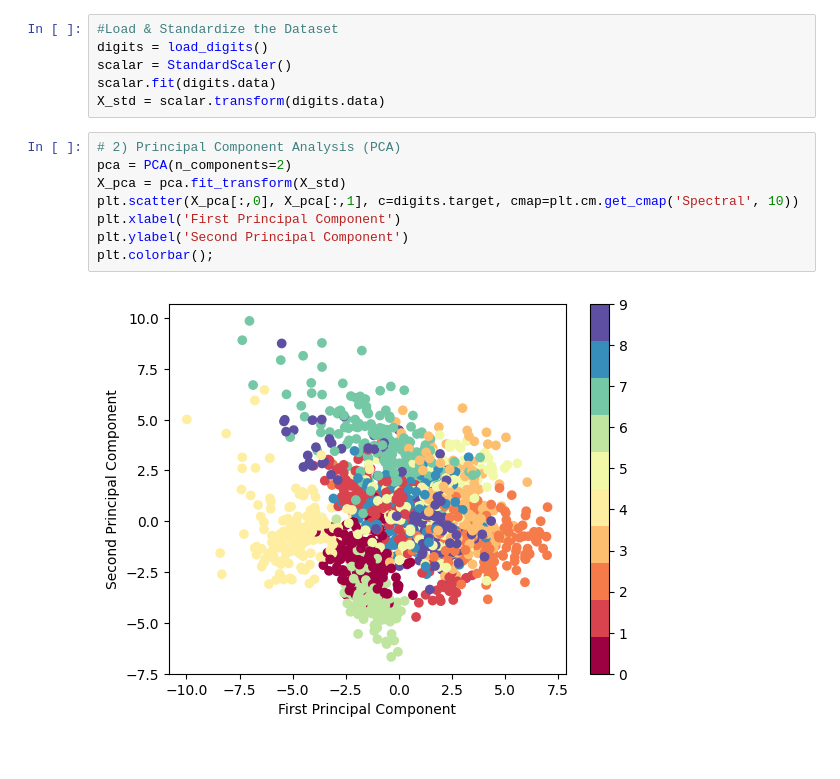
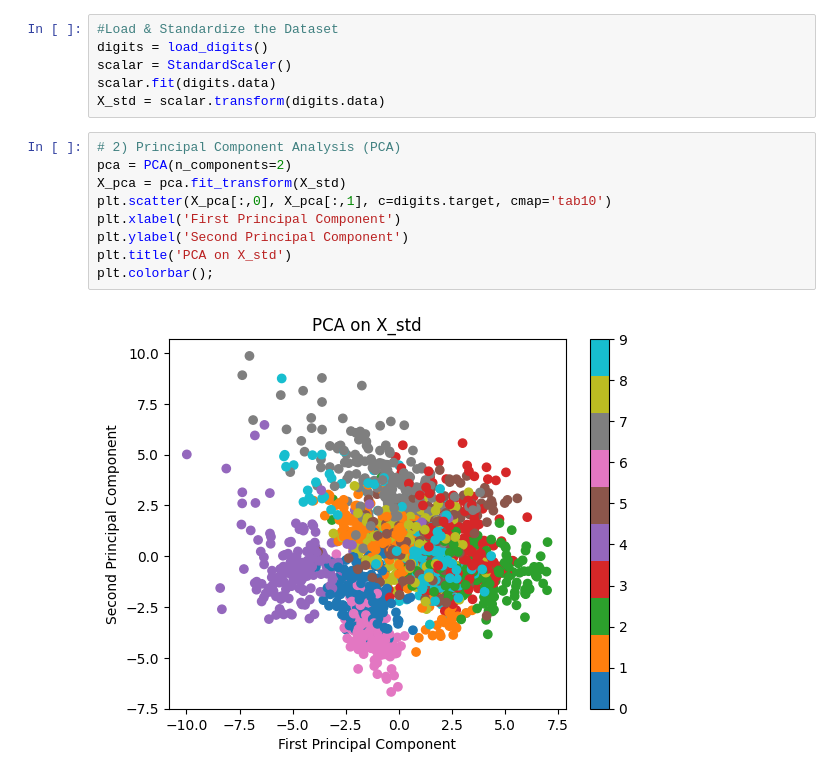
Before and after one commit to mig7avilg-dot/DATA_SCIENCE, a Jupyter notebook: HANDS ON GRUPO 4.ipynb, the cells around one changed output. Drawn from its saved outputs; the diff is of its cells as text.

```diff
--- a/HANDS ON GRUPO 4.ipynb
+++ b/HANDS ON GRUPO 4.ipynb
@@ -16,10 +16,11 @@ X_std = scalar.transform(digits.data)
 # %%
 # 2) Principal Component Analysis (PCA)
 pca = PCA(n_components=2)
 X_pca = pca.fit_transform(X_std)
-plt.scatter(X_pca[:,0], X_pca[:,1], c=digits.target, cmap=plt.cm.get_cmap('Spectral', 10))
+plt.scatter(X_pca[:,0], X_pca[:,1], c=digits.target, cmap='tab10')
 plt.xlabel('First Principal Component')
 plt.ylabel('Second Principal Component')
+plt.title('PCA on X_std')
 plt.colorbar();
 # %% [output]
-[figure, old version]
+[figure, new version]
```
